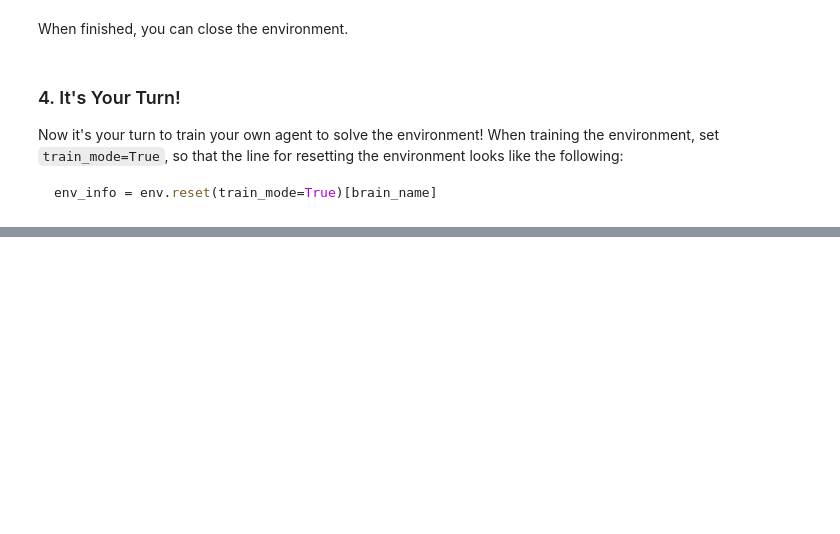
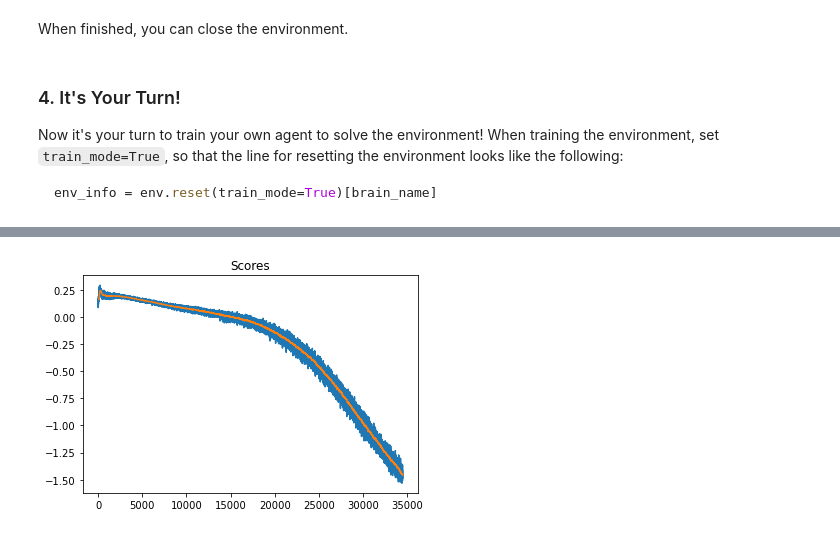
Before and after one commit to hewanguipath/Continuous_Control, a Jupyter notebook: Continuous_Control.ipynb, the cells around one changed output, grey strips where cells are left out. Saved outputs shown, nothing was run; the diff lists cells and outputs as text; code cells hidden in the pictures; blank space fills up the shorter version.

```diff
--- a/Continuous_Control.ipynb
+++ b/Continuous_Control.ipynb
@@ -476,0 +457,4 @@ rolling_mean = plot_scores(scores)
+# %%
+rolling_mean = plot_scores(policy.actorloss_hist, rolling_window=100)
+# %% [output]
+[figure, added]
```
Also changed, not shown: parts of 6 cells of this notebook, 1 other file.
